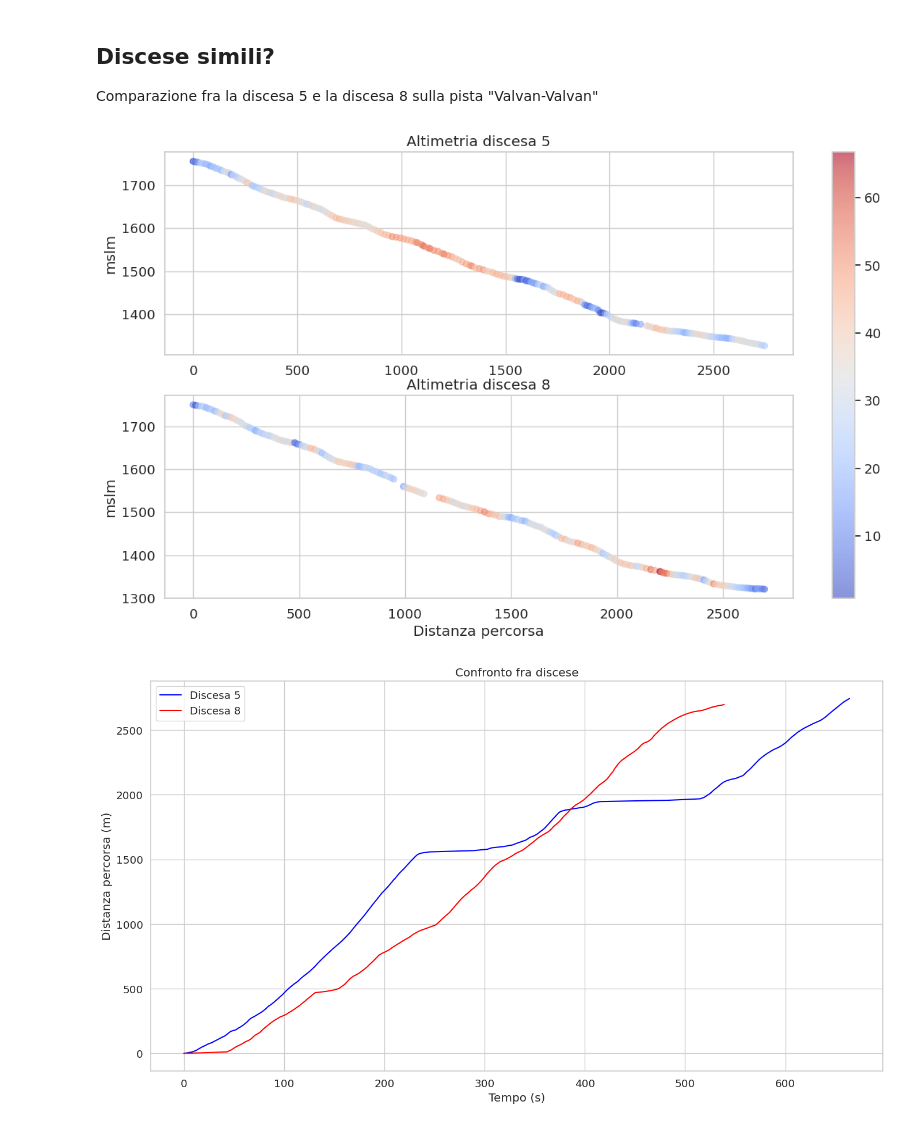
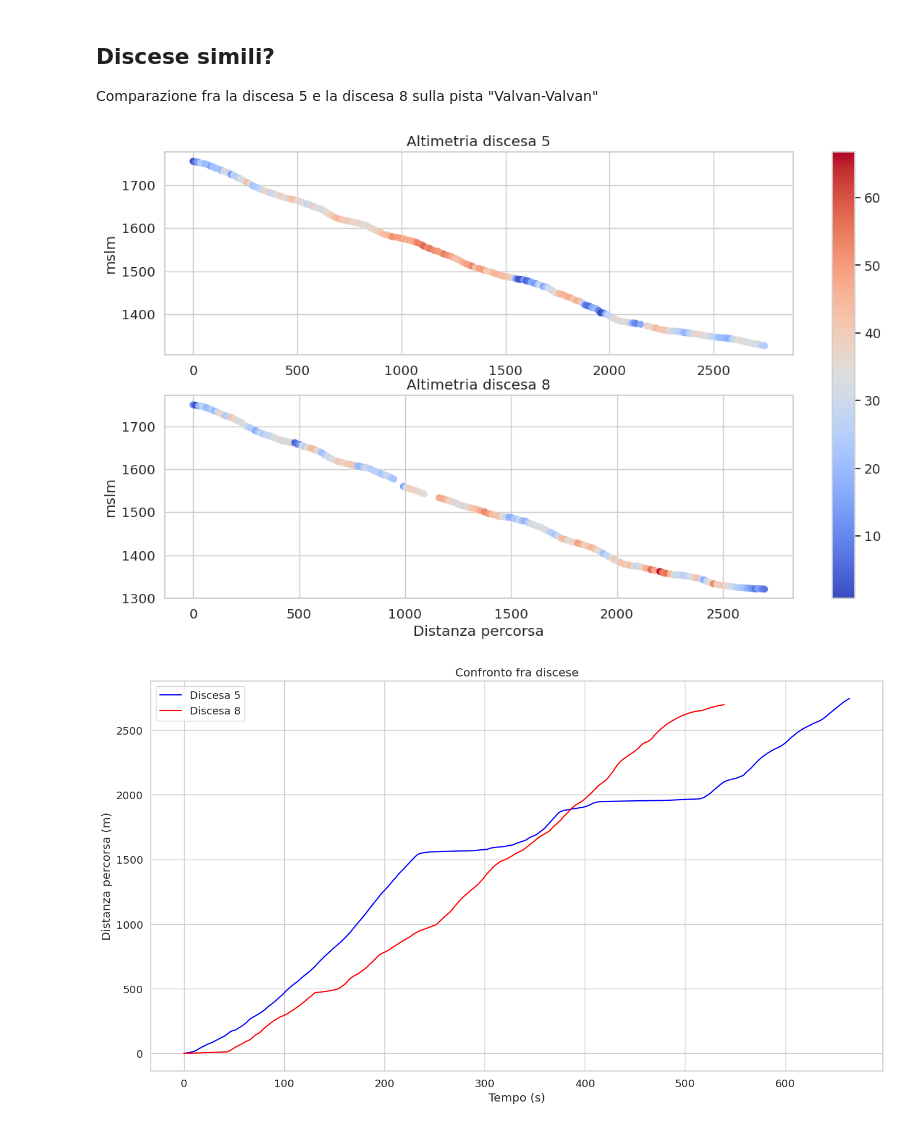
Before and after one commit to thomasmassarutto/DataSlopes, a Jupyter notebook: DataSlopes.ipynb, the cells around one changed output. Drawn from its saved outputs; the diff is of its cells as text; code cells hidden in the pictures.

```diff
--- a/DataSlopes.ipynb
+++ b/DataSlopes.ipynb
@@ -182,7 +182,7 @@ def aggiungi_grandezze_derivate(gdf):
 
     gdf['distanza_percorsa_da_inizio'] = distanza_percorsa
 
-    gdf = gdf.drop(columns=['pendenza'])
+    ##gdf = gdf.drop(columns=['pendenza'])
     gdf = gdf.drop(columns=['delta_velocita'])
     gdf = gdf.drop(columns=['pendenza_radianti'])
 
@@ -268,7 +268,7 @@ def filtro_intersezioni(gdf, max_time_diff=60*1):
 ## filtra il df in base ai limiti fisici delle grandezze derivate.
 ## COSTOSO
 
-def filtra_df(gdf_orig, min_acc=-4, max_acc=4):
+def filtra_df(gdf_orig, min_acc=-4, max_acc=4, min_pendenza= -50, max_pendenza=45):
 
     gdf=gdf_orig.copy() ## gdf.loc[]...
 
@@ -281,6 +281,7 @@ def filtra_df(gdf_orig, min_acc=-4, max_acc=4):
         lunghezza_pre = len(gdf)
         ## Filtra per accelerazione
         gdf = gdf[(gdf['accelerazione'] >= min_acc) & (gdf['accelerazione'] <= max_acc)]
+        gdf = gdf[(gdf['pendenza'] >= min_pendenza) & (gdf['pendenza'] <= max_pendenza)]
 
         lunghezza_post = len(gdf)
         # Se sono state eliminate righe, ripeti il ciclo
@@ -302,7 +303,7 @@ gdf1= aggiungi_grandezze_derivate(gdf1)
 # %%
 ## Filtro in base alla fisica su grandezze derivate
 
-gdf1= filtra_df(gdf1, min_acc=-3, max_acc=3)
+gdf1= filtra_df(gdf1, min_acc=-3, max_acc=3, min_pendenza= -45, max_pendenza=45)
 
 gdf1 = gdf1.drop(columns=['accelerazione_max'])
 gdf1 = gdf1.drop(columns=['accelerazione'])
@@ -888,38 +847,37 @@ vmax = max(gdf_discesa_5["velocita_kmh"].max(), gdf_discesa_8["velocita_kmh"].ma
 # %%
 f, axs = plt.subplots(2, 1, figsize=(safe_image_size))
 
 axs[0].set_title("Altimetria discesa 5")
 sc0 = axs[0].scatter(
     x=gdf_discesa_5["distanza_percorsa_da_inizio"],
     y=gdf_discesa_5["altitudine"],
     c=gdf_discesa_5["velocita_kmh"],
     cmap=cmap,
-    alpha=0.6,
     vmin=vmin,
     vmax=vmax
 )
 axs[0].set_ylabel("mslm")
 
 axs[1].set_title("Altimetria discesa 8")
 sc1 = axs[1].scatter(
     x=gdf_discesa_8["distanza_percorsa_da_inizio"],
     y=gdf_discesa_8["altitudine"],
     c=gdf_discesa_8["velocita_kmh"],
     cmap=cmap,
-    alpha=0.6,
     vmin=vmin,
     vmax=vmax
 )
 axs[1].set_ylabel("mslm")
 axs[1].set_xlabel("Distanza percorsa")
 
+## colorbar non compatibile con tight layout
 f.colorbar(sc0,
-           ax=axs)
+           ax=axs
+           )
 
-#plt.tight_layout()
 plt.show()
 # %% [output]
-[figure, old version]
+[figure, new version]
 # %%
 f, ax = plt.subplots(1, 1, figsize=safe_image_size)
 
```
Also changed, not shown: parts of 11 cells of this notebook, 1 other file.
